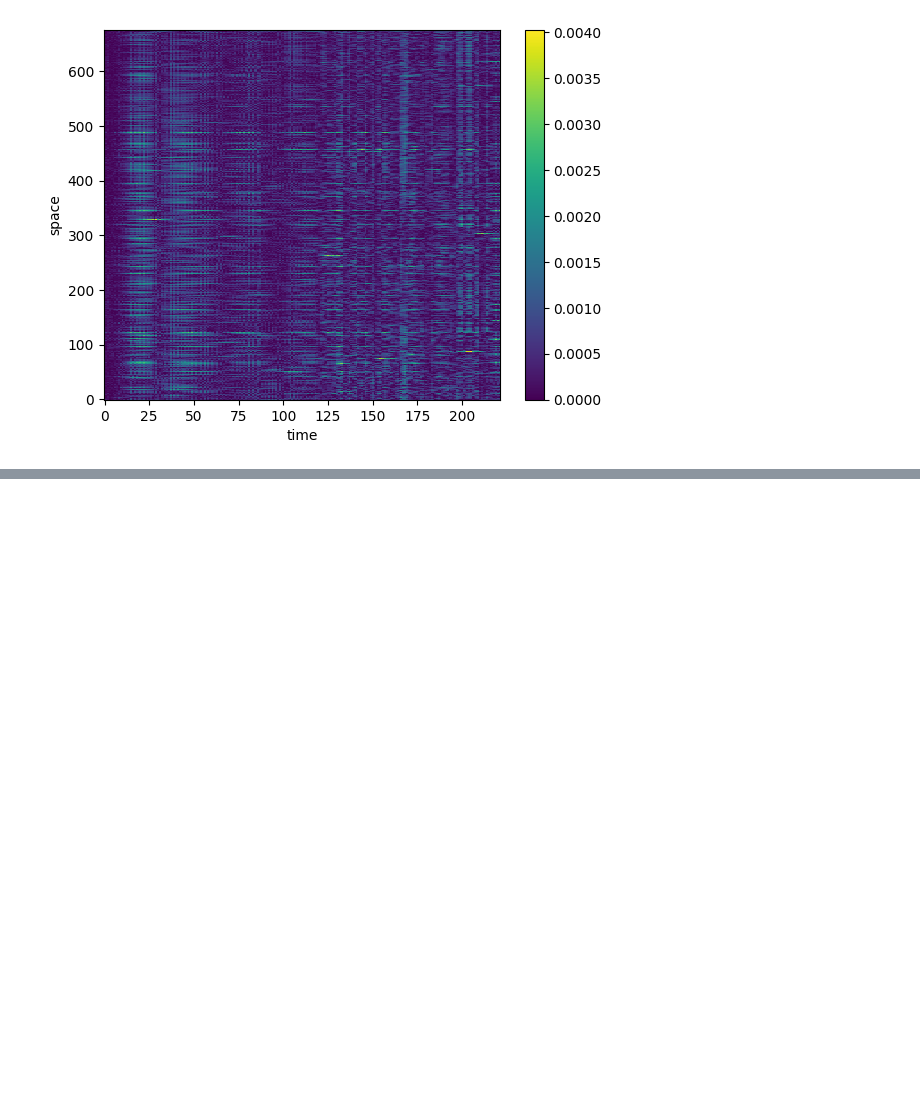
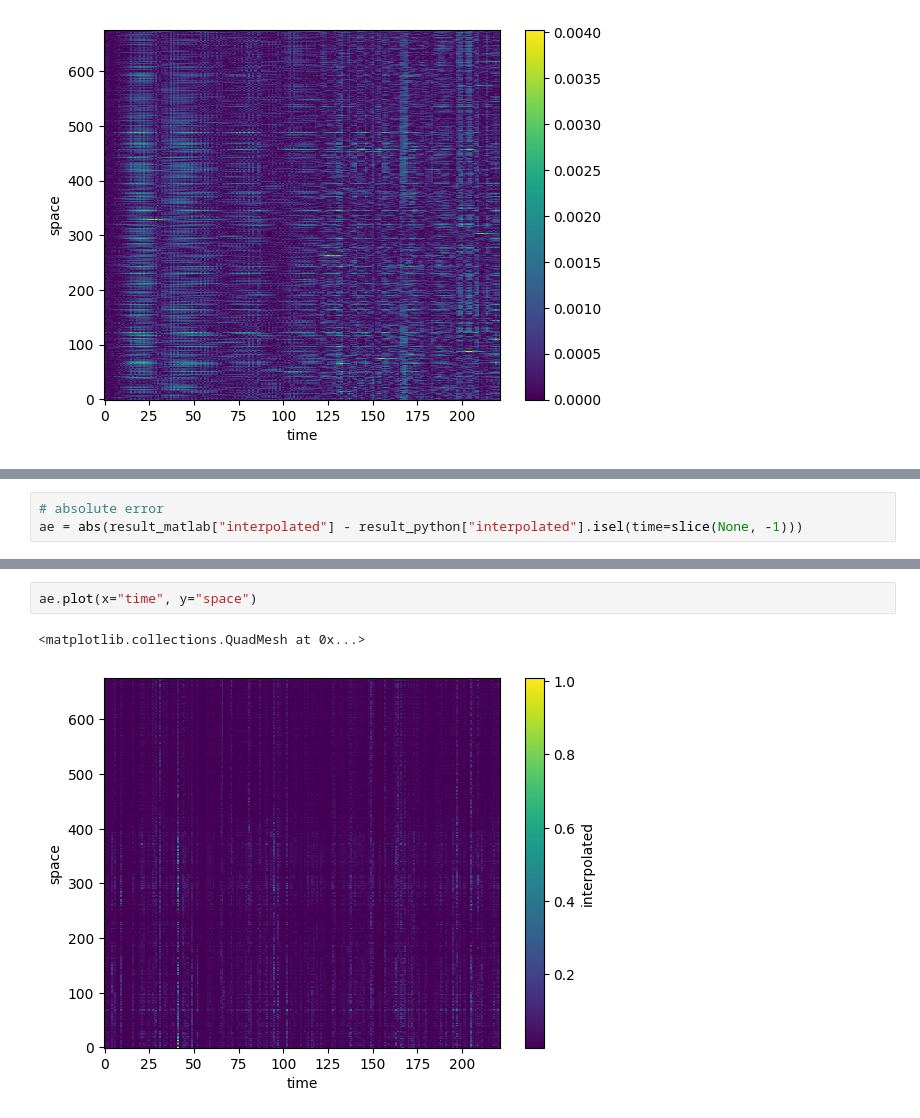
Before and after one commit to TUDelftGeodesy/DePSI, a Jupyter notebook: examples/notebooks/demo_atmosphere_estimation.ipynb, the cells around one changed output, grey strips where cells are left out. Saved outputs shown, nothing was run; the diff lists cells and outputs as text; blank space fills up the shorter version.

```diff
--- a/examples/notebooks/demo_atmosphere_estimation.ipynb
+++ b/examples/notebooks/demo_atmosphere_estimation.ipynb
@@ -58,0 +102,3 @@ ae.plot(x="time", y="space")
+# %%
+# absolute error
+ae = abs(result_matlab["interpolated"] - result_python["interpolated"].isel(time=slice(None, -1)))
@@ -58,0 +115,5 @@ ae.plot(x="time", y="space")
+# %%
+ae.plot(x="time", y="space")
+# %% [output]
+<matplotlib.collections.QuadMesh at 0x...>
+[figure, added]
```
Also changed, not shown: parts of 10 cells of this notebook.
